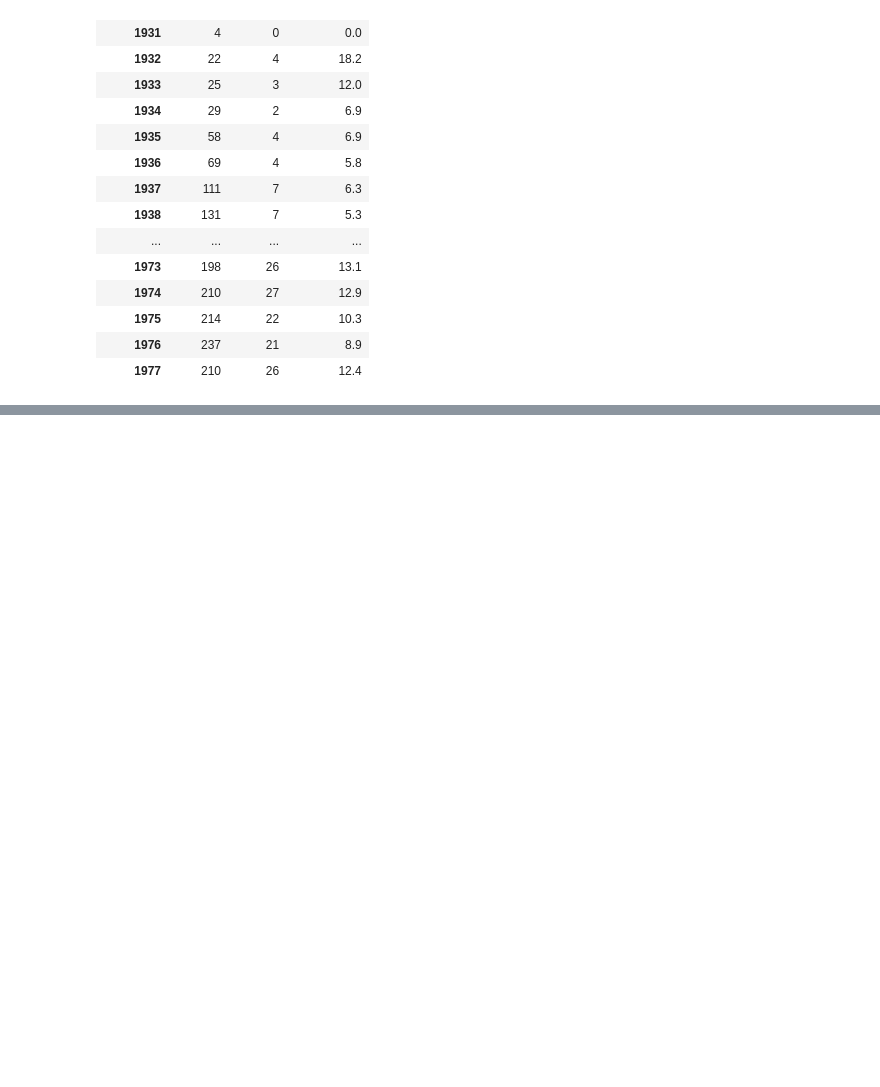
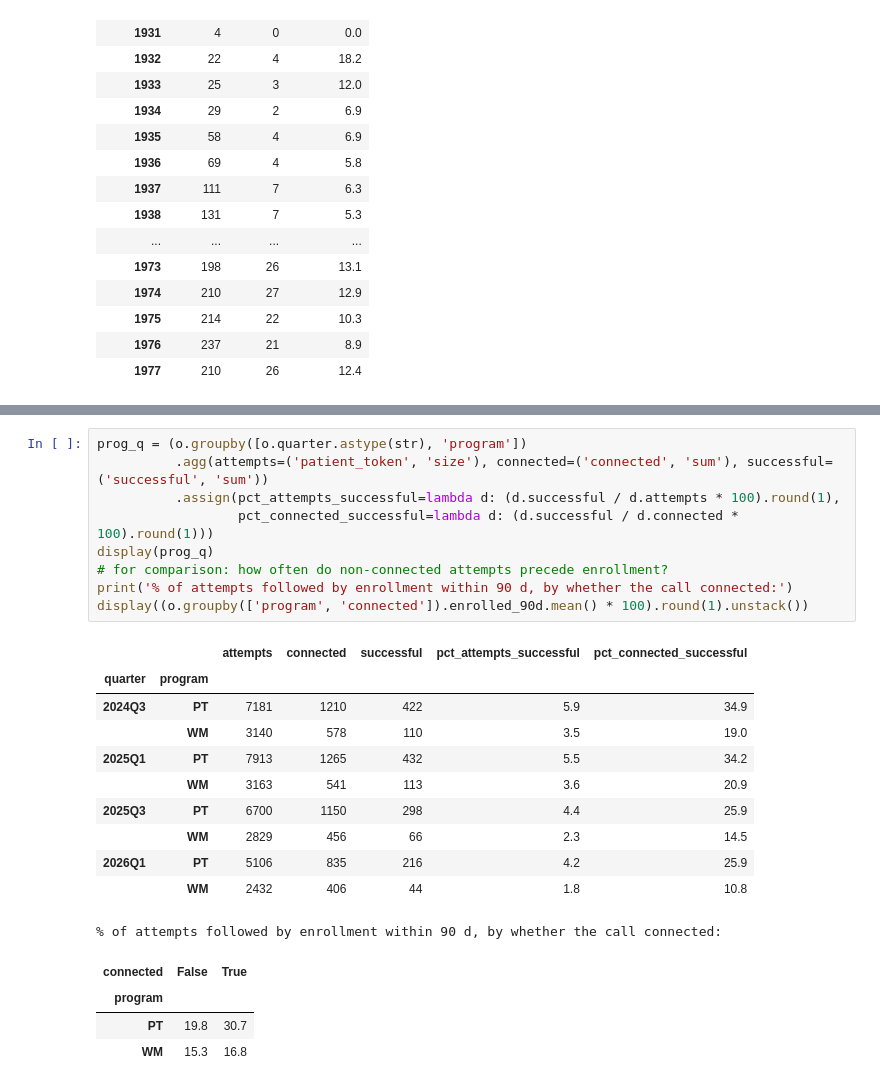
Before and after one commit to MSBradshaw/Meridian, a Jupyter notebook: notebooks/meridian_eda.ipynb, the cells around one changed output, grey strips where cells are left out. Saved outputs shown, nothing was run; the diff lists cells and outputs as text; blank space fills up the shorter version.

```diff
--- a/notebooks/meridian_eda.ipynb
+++ b/notebooks/meridian_eda.ipynb
@@ -770,0 +912,25 @@ by_year.round(1)
+# %%
+prog_q = (o.groupby([o.quarter.astype(str), 'program'])
+          .agg(attempts=('patient_token', 'size'), connected=('connected', 'sum'), successful=('successful', 'sum'))
+          .assign(pct_attempts_successful=lambda d: (d.successful / d.attempts * 100).round(1),
+                  pct_connected_successful=lambda d: (d.successful / d.connected * 100).round(1)))
+display(prog_q)
+# for comparison: how often do non-connected attempts precede enrollment?
+print('% of attempts followed by enrollment within 90 d, by whether the call connected:')
+display((o.groupby(['program', 'connected']).enrolled_90d.mean() * 100).round(1).unstack())
+# %% [output]
+|  |  | attempts | connected | successful | pct_attempts_successful | pct_connected_successful |
+| quarter | program |  |  |  |  |  |
+| 2024Q3 | PT | 7181 | 1210 | 422 | 5.9 | 34.9 |
+|  | WM | 3140 | 578 | 110 | 3.5 | 19.0 |
+| 2025Q1 | PT | 7913 | 1265 | 432 | 5.5 | 34.2 |
+|  | WM | 3163 | 541 | 113 | 3.6 | 20.9 |
+| 2025Q3 | PT | 6700 | 1150 | 298 | 4.4 | 25.9 |
+|  | WM | 2829 | 456 | 66 | 2.3 | 14.5 |
+| 2026Q1 | PT | 5106 | 835 | 216 | 4.2 | 25.9 |
+|  | WM | 2432 | 406 | 44 | 1.8 | 10.8 |
+% of attempts followed by enrollment within 90 d, by whether the call connected:
+| connected | False | True |
+| program |  |  |
+| PT | 19.8 | 30.7 |
+| WM | 15.3 | 16.8 |
```
Also changed, not shown: parts of 7 cells of this notebook, 9 other files.
